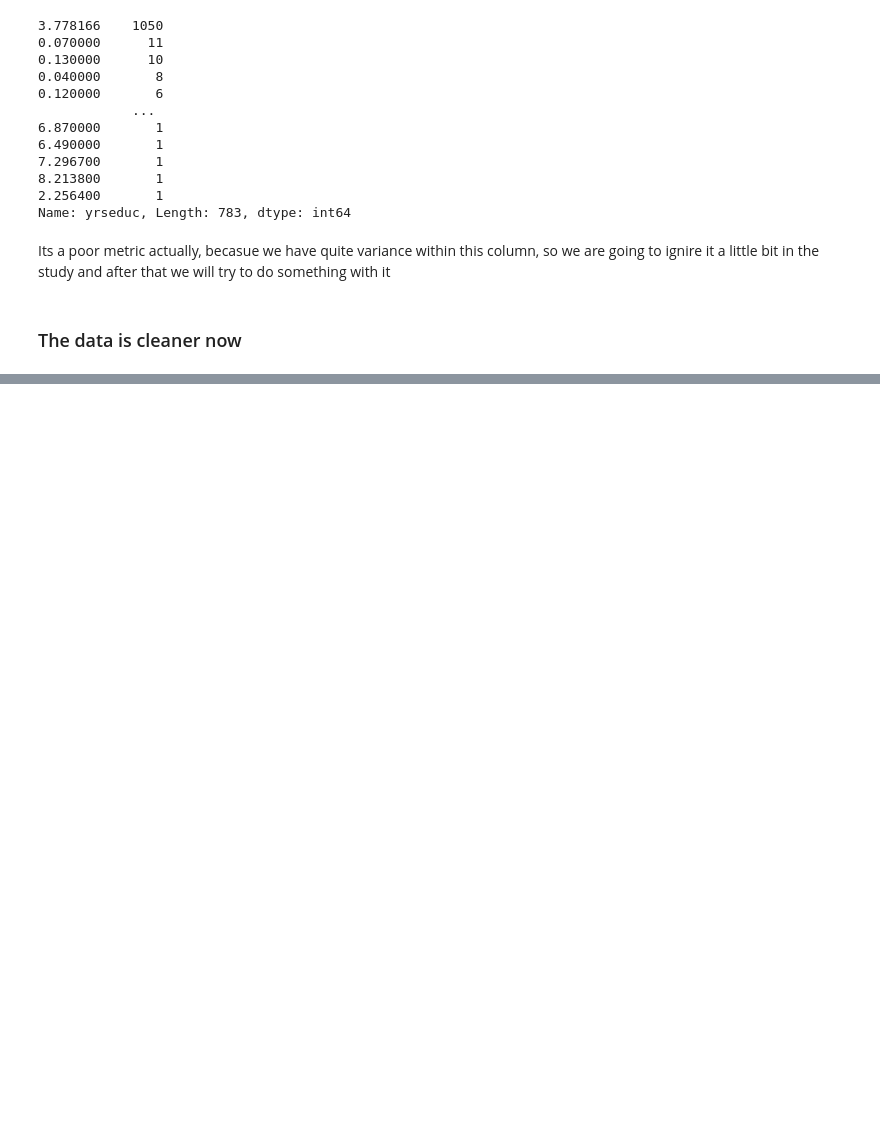
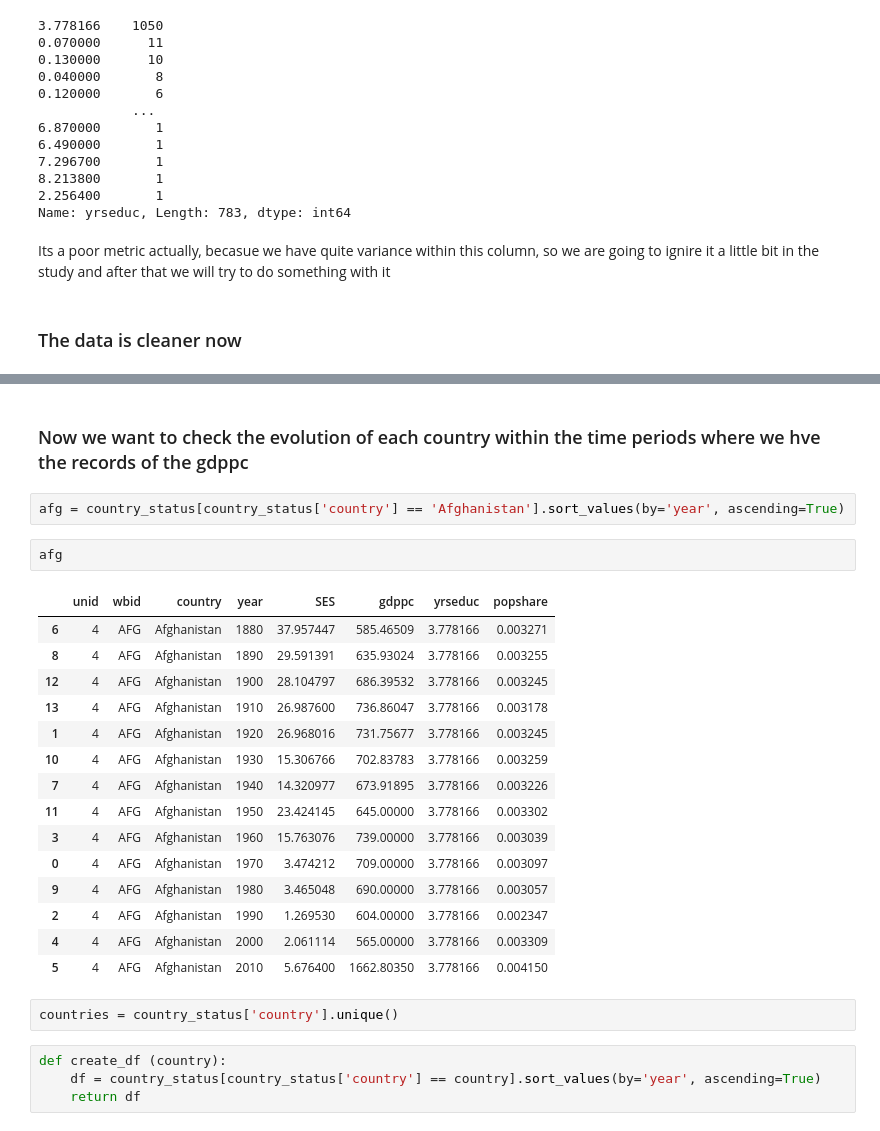
Before and after one commit to Jorge-Solana/Country_Socioeconomic_Study, a Jupyter notebook: Data Exploration and Cleaning.ipynb, the cells around one changed output, grey strips where cells are left out. Cells and saved outputs as stored; diff of their text form; blank space fills up the shorter version.

```diff
--- a/Data Exploration and Cleaning.ipynb
+++ b/Data Exploration and Cleaning.ipynb
@@ -109,0 +159,28 @@ Its a poor metric actually, becasue we have quite variance within this column, s
+# %% [markdown]
+### Now we want to check the evolution of each country within the time periods where we hve the records of the gdppc
+# %%
+afg = country_status[country_status['country'] == 'Afghanistan'].sort_values(by='year', ascending=True)
+# %%
+afg
+# %% [output]
+|  | unid | wbid | country | year | SES | gdppc | yrseduc | popshare |
+| 6 | 4 | AFG | Afghanistan | 1880 | 37.957447 | 585.46509 | 3.778166 | 0.003271 |
+| 8 | 4 | AFG | Afghanistan | 1890 | 29.591391 | 635.93024 | 3.778166 | 0.003255 |
+| 12 | 4 | AFG | Afghanistan | 1900 | 28.104797 | 686.39532 | 3.778166 | 0.003245 |
+| 13 | 4 | AFG | Afghanistan | 1910 | 26.987600 | 736.86047 | 3.778166 | 0.003178 |
+| 1 | 4 | AFG | Afghanistan | 1920 | 26.968016 | 731.75677 | 3.778166 | 0.003245 |
+| 10 | 4 | AFG | Afghanistan | 1930 | 15.306766 | 702.83783 | 3.778166 | 0.003259 |
+| 7 | 4 | AFG | Afghanistan | 1940 | 14.320977 | 673.91895 | 3.778166 | 0.003226 |
+| 11 | 4 | AFG | Afghanistan | 1950 | 23.424145 | 645.00000 | 3.778166 | 0.003302 |
+| 3 | 4 | AFG | Afghanistan | 1960 | 15.763076 | 739.00000 | 3.778166 | 0.003039 |
+| 0 | 4 | AFG | Afghanistan | 1970 | 3.474212 | 709.00000 | 3.778166 | 0.003097 |
+| 9 | 4 | AFG | Afghanistan | 1980 | 3.465048 | 690.00000 | 3.778166 | 0.003057 |
+| 2 | 4 | AFG | Afghanistan | 1990 | 1.269530 | 604.00000 | 3.778166 | 0.002347 |
+| 4 | 4 | AFG | Afghanistan | 2000 | 2.061114 | 565.00000 | 3.778166 | 0.003309 |
+| 5 | 4 | AFG | Afghanistan | 2010 | 5.676400 | 1662.80350 | 3.778166 | 0.004150 |
+# %%
+countries = country_status['country'].unique()
+# %%
+def create_df (country):
+    df = country_status[country_status['country'] == country].sort_values(by='year', ascending=True)
+    return df
```
Also changed, not shown: parts of 11 cells of this notebook.
